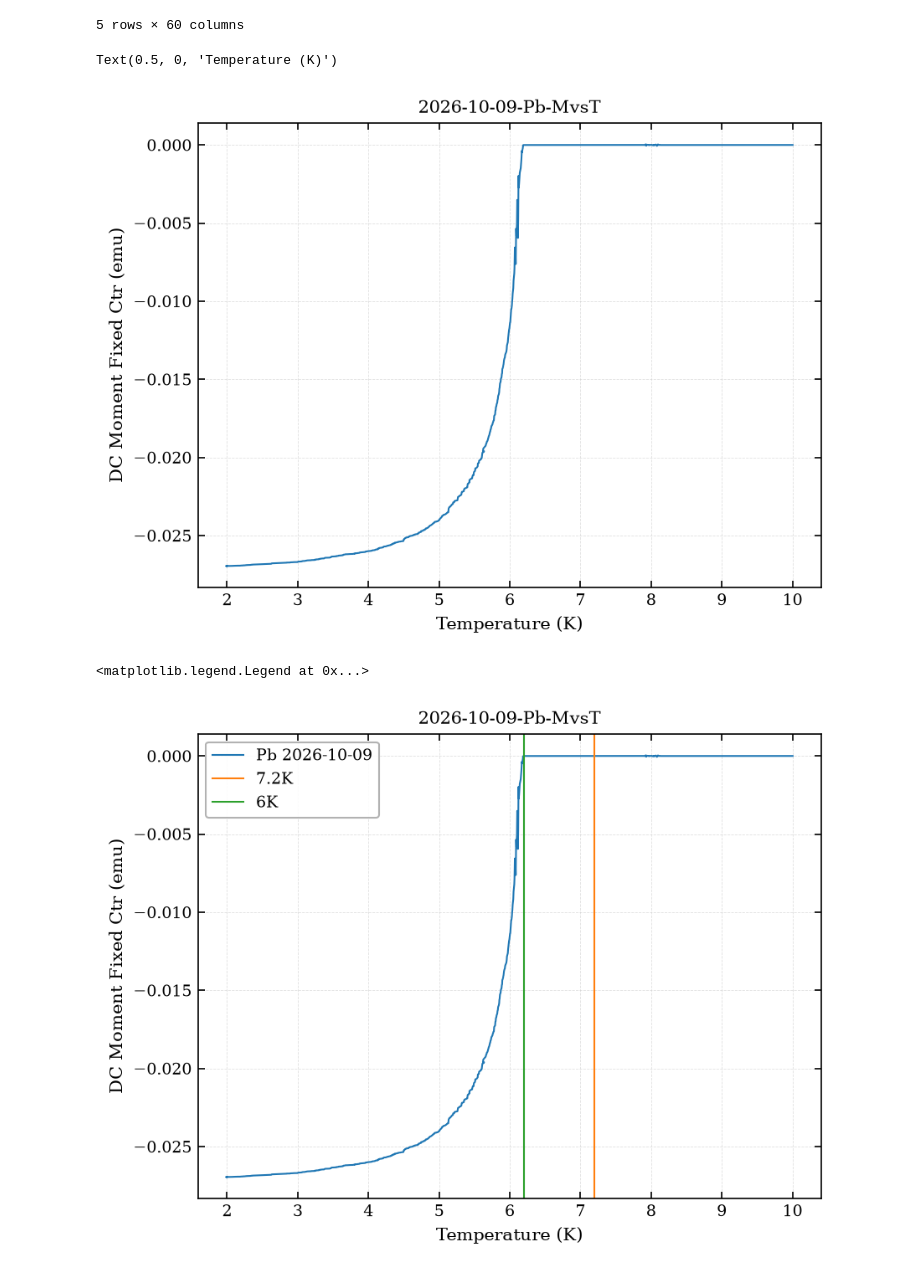
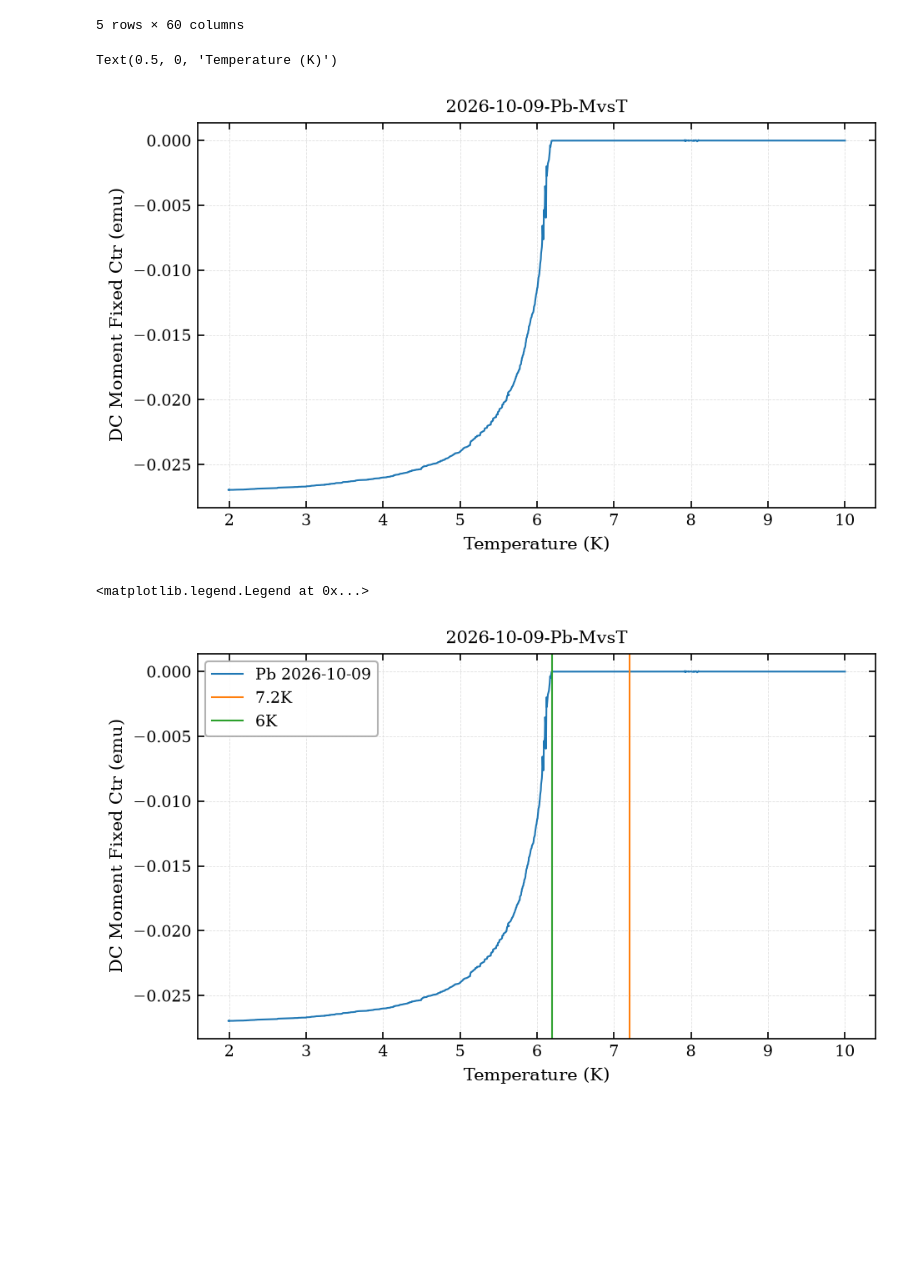
Before and after one commit to OlliePentecost/high-temperature-superconductivity, a Jupyter notebook: 2026-10-09-Bi-MvsH-300K.ipynb, the cells around one changed output. Cells and saved outputs as stored; diff of their text form; code cells hidden in the pictures; blank space fills up the shorter version.

Commit message:
new plotting size

```diff
--- a/2026-10-09-Bi-MvsH-300K.ipynb
+++ b/2026-10-09-Bi-MvsH-300K.ipynb
@@ -46,6 +46,7 @@ plt.rcParams.update({
     "legend.framealpha": 0.9,
     "legend.edgecolor":  "#AAAAAA",
     "legend.frameon":    True,
+    "figure.figsize": [7,4]
 })
 # %% [markdown]
 # 2026-10-09-bi-MvsH-300K
@@ -92,16 +93,17 @@ plt.ylabel("DC Moment Fixed Ctr (emu)")
 plt.xlabel("Temperature (K)")
 # %% [output]
 Text(0.5, 0, 'Temperature (K)')
-[figure, old version]
+[figure, new version]
 # %%
 plt.plot(pb["Temperature (K)"],pb["DC Moment Fixed Ctr (emu)"], label="Pb 2026-10-09")
 plt.title("2026-10-09-Pb-MvsT")
 plt.ylabel("DC Moment Fixed Ctr (emu)")
 plt.xlabel("Temperature (K)")
 plt.axvline(7.2, color="tab:orange", label="7.2K")
 plt.axvline(6.2, color="tab:green", label="6K")
+()
 
 plt.legend()
 # %% [output]
 <matplotlib.legend.Legend at 0x...>
-[figure, old version]
+[figure, new version]
```
Also changed, not shown: parts of 1 cell of this notebook.
